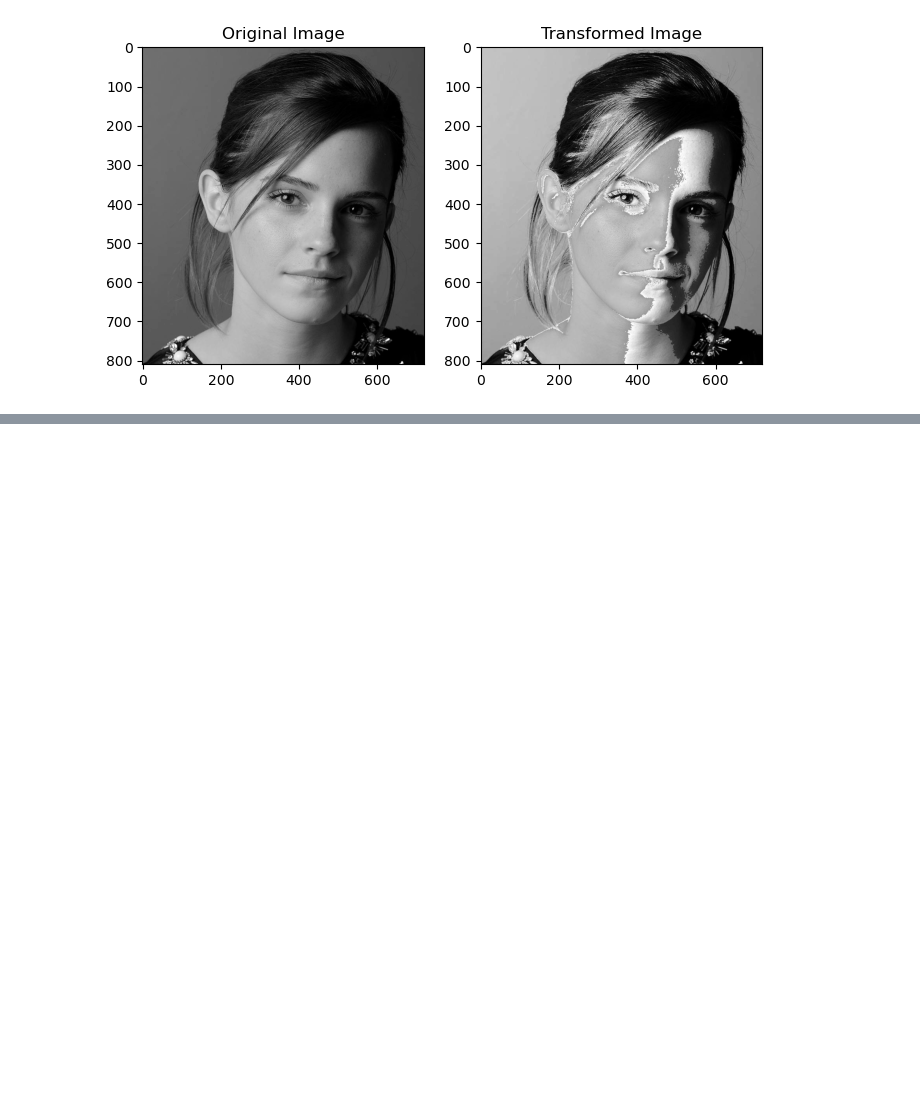
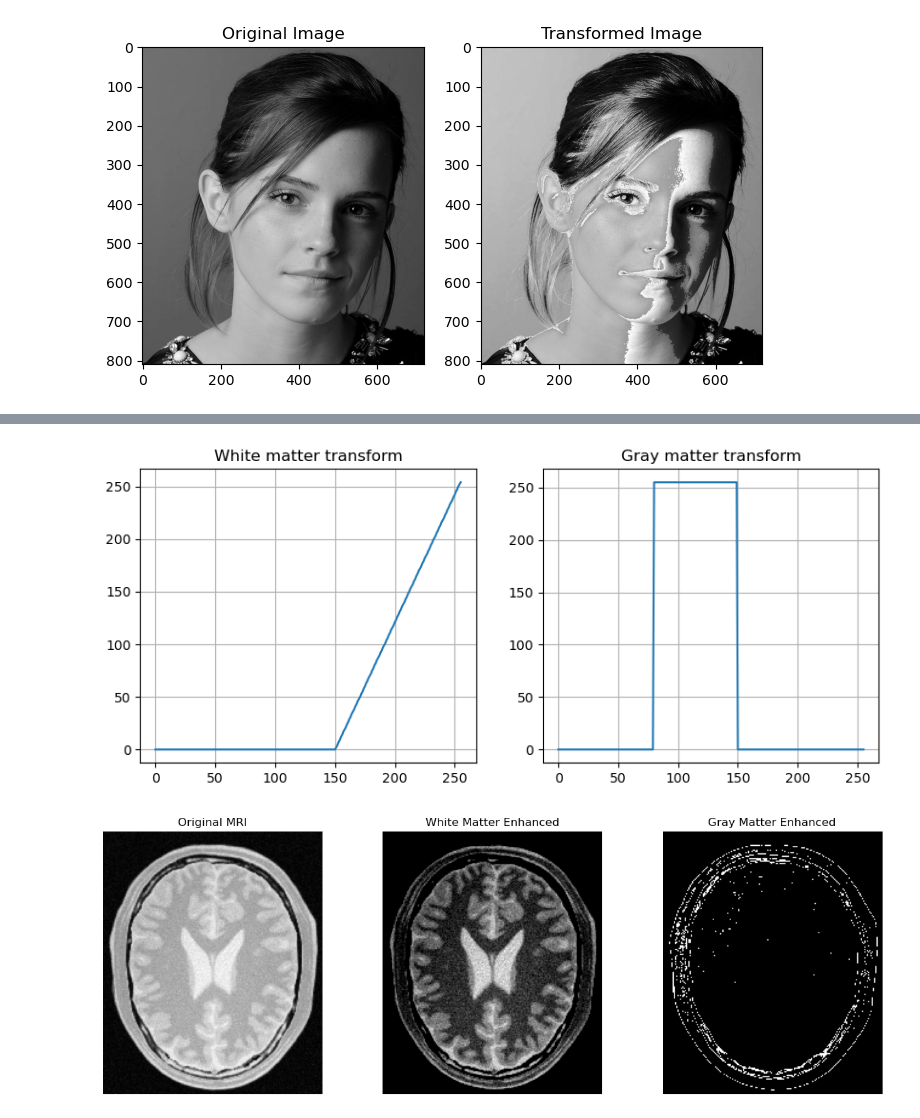
Before and after one commit to Sulojan2027/Image_Processing_SEM_05, a Jupyter notebook: assign_01.ipynb, the cells around one changed output, grey strips where cells are left out. Drawn from its saved outputs; the diff is of its cells as text; code cells hidden in the pictures; blank space fills up the shorter version.

```diff
--- a/assign_01.ipynb
+++ b/assign_01.ipynb
@@ -51,0 +96,49 @@ plt.show()
+# %%
+# Load brain image in grayscale
+brain = cv2.imread('a1images/brain_proton_density_slice.png', cv2.IMREAD_GRAYSCALE)
+if brain is None:
+    raise FileNotFoundError("Check the image path for brain.jpg")
+
+# --- White matter enhancement ---
+white_transform = np.arange(256, dtype=np.uint8)
+white_transform[:150] = 0  # suppress darker values
+white_transform[150:] = np.clip((white_transform[150:] - 150) * (255/(255-150)), 0, 255)
+
+white_enhanced = cv2.LUT(brain, white_transform)
+
+# --- Gray matter enhancement ---
+gray_transform = np.zeros(256, dtype=np.uint8)
+gray_transform[80:150] = np.clip((gray_transform[80:150] - 80) * (255/(150-80)), 0, 255)
+
+gray_enhanced = cv2.LUT(brain, gray_transform)
+
+# Plot transformations
+plt.figure(figsize=(10,4))
+plt.subplot(1,2,1)
+plt.plot(np.arange(256), white_transform)
+plt.title("White matter transform")
+plt.grid(True)
+
+plt.subplot(1,2,2)
+plt.plot(np.arange(256), gray_transform)
+plt.title("Gray matter transform")
+plt.grid(True)
+plt.show()
+
+# Show results
+fig, ax = plt.subplots(1, 3, figsize=(15,5))
+ax[0].imshow(brain, cmap='gray')
+ax[0].set_title("Original MRI")
+ax[0].axis("off")
+
+ax[1].imshow(white_enhanced, cmap='gray')
+ax[1].set_title("White Matter Enhanced")
+ax[1].axis("off")
+
+ax[2].imshow(gray_enhanced, cmap='gray')
+ax[2].set_title("Gray Matter Enhanced")
+ax[2].axis("off")
+plt.show()
+# %% [output]
+[figure, added]
+[figure, added]
```
Also changed, not shown: parts of 3 cells of this notebook.
